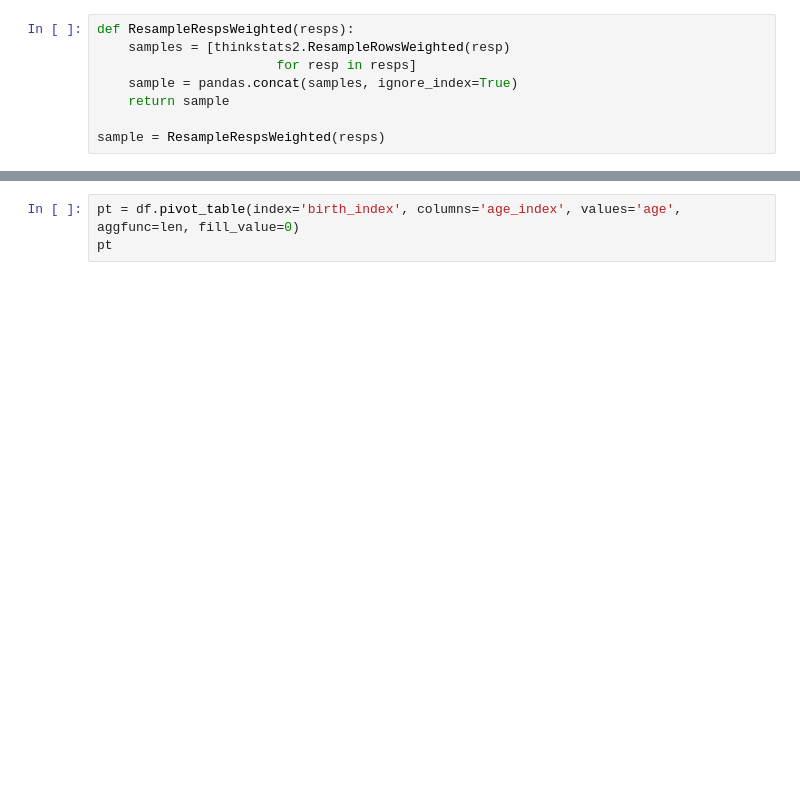
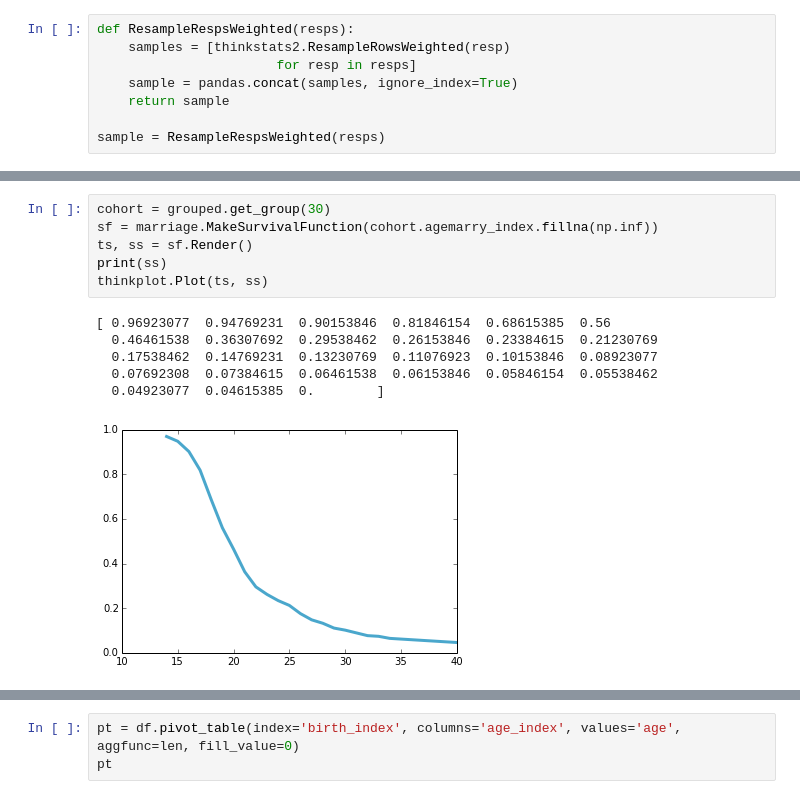
Before and after one commit to AllenDowney/MarriageNSFG, a Jupyter notebook: marriage.ipynb, the cells around one changed output, grey strips where cells are left out. Drawn from its saved outputs; the diff is of its cells as text; blank space fills up the shorter version.

Commit message:
Working on marriage.py

```diff
--- a/marriage.ipynb
+++ b/marriage.ipynb
@@ -130,0 +143,13 @@ for name, group in iter(grouped):
+# %%
+cohort = grouped.get_group(30)
+sf = marriage.MakeSurvivalFunction(cohort.agemarry_index.fillna(np.inf))
+ts, ss = sf.Render()
+print(ss)
+thinkplot.Plot(ts, ss)
+# %% [output]
+[ 0.96923077  0.94769231  0.90153846  0.81846154  0.68615385  0.56
+  0.46461538  0.36307692  0.29538462  0.26153846  0.23384615  0.21230769
+  0.17538462  0.14769231  0.13230769  0.11076923  0.10153846  0.08923077
+  0.07692308  0.07384615  0.06461538  0.06153846  0.05846154  0.05538462
+  0.04923077  0.04615385  0.        ]
+[figure, added]
```
Also changed, not shown: parts of 17 cells of this notebook, 1 other file.
